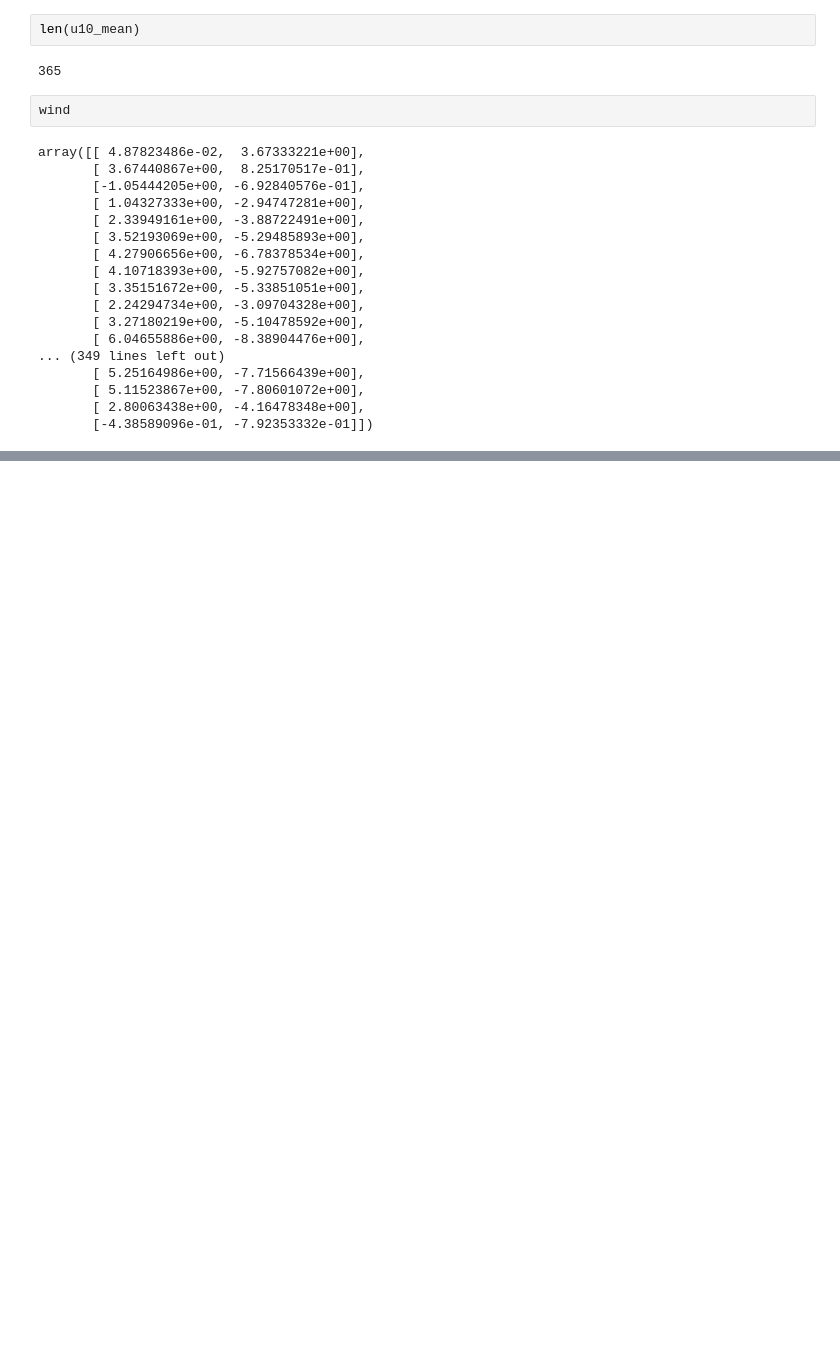
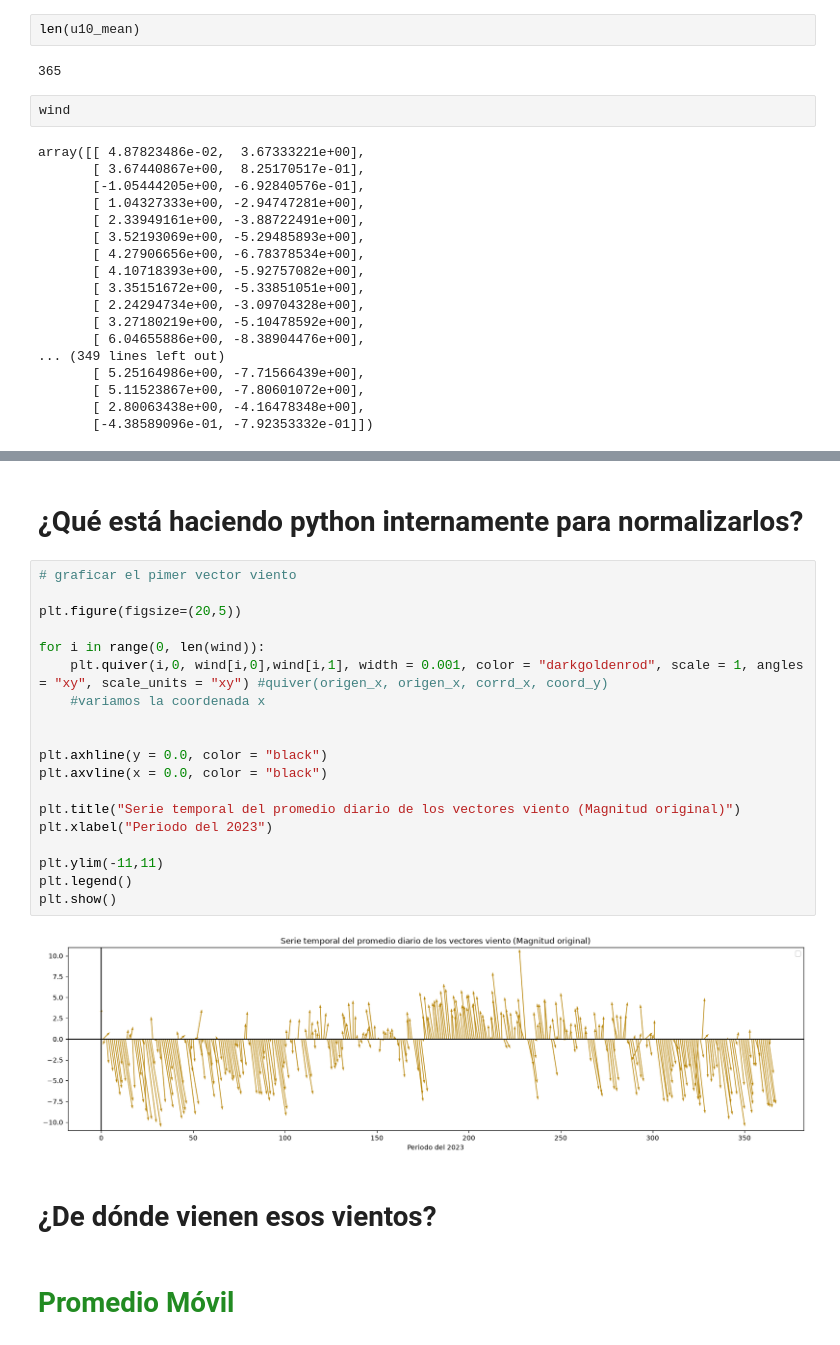
Before and after one commit to Dinamica-del-Clima-2027-1/Notebooks, a Jupyter notebook: Archivo_NetCDF.ipynb, the cells around one changed output, grey strips where cells are left out. Cells and saved outputs as stored; diff of their text form; blank space fills up the shorter version.

```diff
--- a/Archivo_NetCDF.ipynb
+++ b/Archivo_NetCDF.ipynb
@@ -217,0 +252,27 @@ plt.show()
+# %% [markdown]
+# ¿Qué está haciendo python internamente para normalizarlos?
+# %%
+# graficar el pimer vector viento
+
+plt.figure(figsize=(20,5))
+
+for i in range(0, len(wind)):
+    plt.quiver(i,0, wind[i,0],wind[i,1], width = 0.001, color = "darkgoldenrod", scale = 1, angles = "xy", scale_units = "xy") #quiver(origen_x, origen_x, corrd_x, coord_y)
+    #variamos la coordenada x
+
+
+plt.axhline(y = 0.0, color = "black")
+plt.axvline(x = 0.0, color = "black")
+
+plt.title("Serie temporal del promedio diario de los vectores viento (Magnitud original)")
+plt.xlabel("Periodo del 2023")
+
+plt.ylim(-11,11)
+plt.legend()
+plt.show()
+# %% [output]
+[figure, added]
+# %% [markdown]
+# ¿De dónde vienen esos vientos?
+# %% [markdown]
+# **<font color="ForestGreen">  Promedio Móvil </font>**
```
Also changed, not shown: parts of 12 cells of this notebook.
